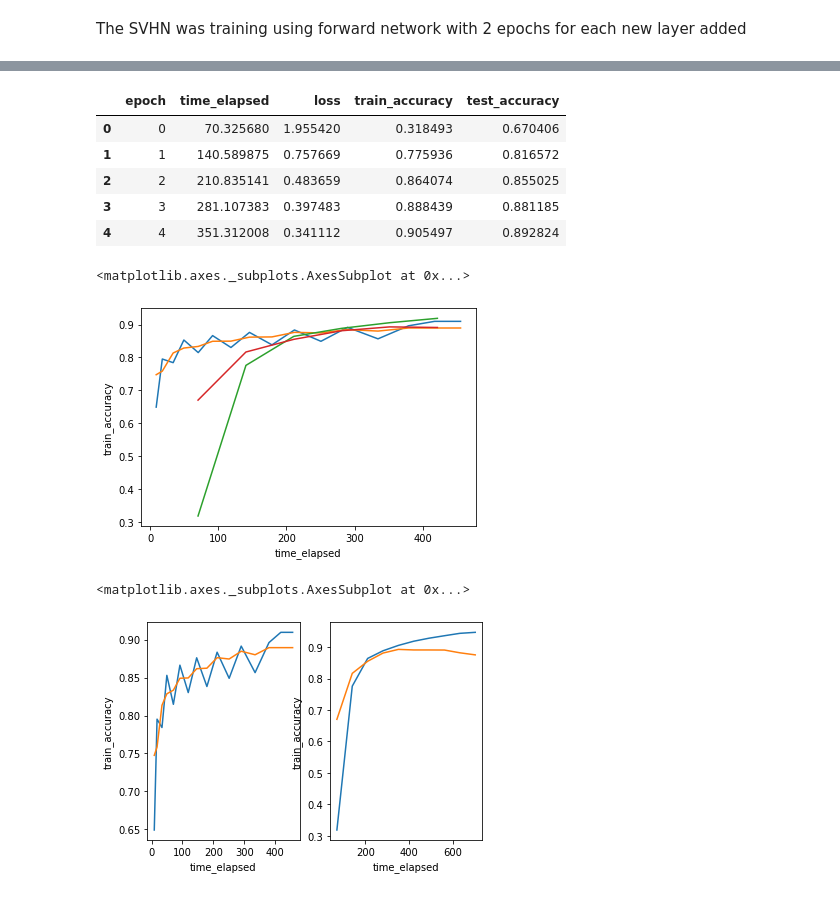
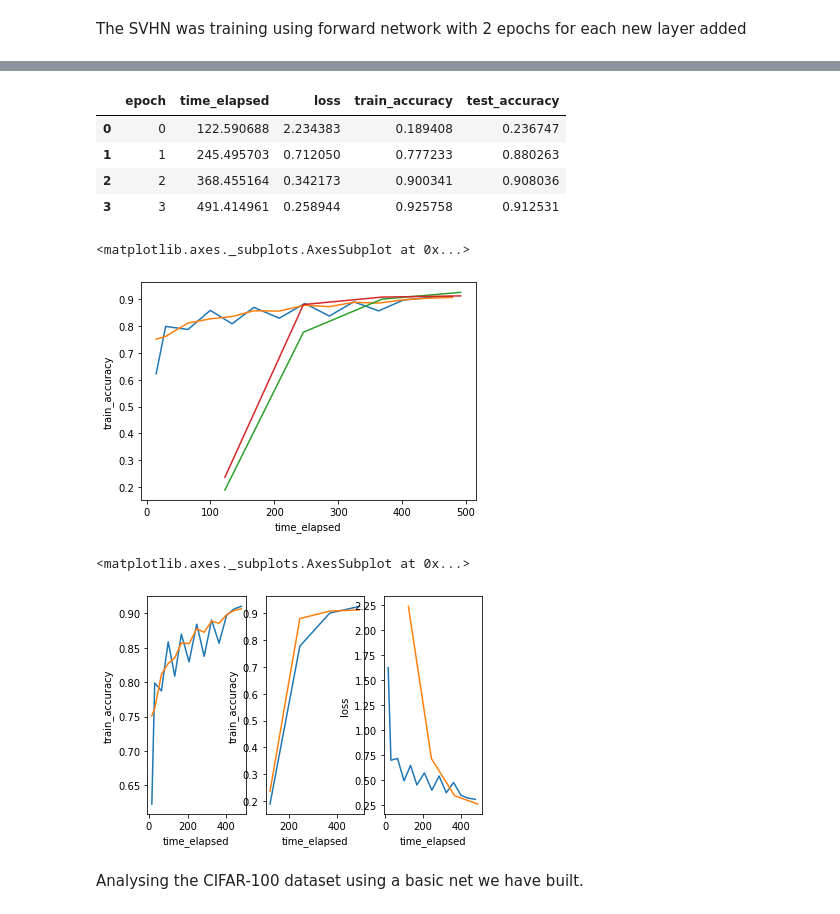
Before and after one commit to runnily/forward-thinking, a Jupyter notebook: forward_thinking_results.ipynb, the cells around one changed output, grey strips where cells are left out. Cells and saved outputs as stored; diff of their text form; code cells hidden in the pictures.

```diff
--- a/forward_thinking_results.ipynb
+++ b/forward_thinking_results.ipynb
@@ -74,14 +76,13 @@ ft_svhn.head()
 # %%
 bp_svhn = pd.read_csv("utils/recorded-accuracy/bp-svhn.csv")
-bp_svhn_ = bp_svhn[bp_svhn['time_elapsed'] < 450]
+bp_svhn_ = bp_svhn[bp_svhn['time_elapsed'] < 500]
 bp_svhn_.head()
 # %% [output]
 |  | epoch | time_elapsed | loss | train_accuracy | test_accuracy |
-| 0 | 0 | 70.325680 | 1.955420 | 0.318493 | 0.670406 |
-| 1 | 1 | 140.589875 | 0.757669 | 0.775936 | 0.816572 |
-| 2 | 2 | 210.835141 | 0.483659 | 0.864074 | 0.855025 |
-| 3 | 3 | 281.107383 | 0.397483 | 0.888439 | 0.881185 |
-| 4 | 4 | 351.312008 | 0.341112 | 0.905497 | 0.892824 |
+| 0 | 0 | 122.590688 | 2.234383 | 0.189408 | 0.236747 |
+| 1 | 1 | 245.495703 | 0.712050 | 0.777233 | 0.880263 |
+| 2 | 2 | 368.455164 | 0.342173 | 0.900341 | 0.908036 |
+| 3 | 3 | 491.414961 | 0.258944 | 0.925758 | 0.912531 |
 # %%
 fig, ax = plt.subplots()
 sns.lineplot(x="time_elapsed", y="train_accuracy", data=ft_svhn, ax=ax)
@@ -90,13 +91,17 @@ sns.lineplot(x="time_elapsed", y="train_accuracy", data=bp_svhn_, ax=ax)
 sns.lineplot(x="time_elapsed", y="test_accuracy", data=bp_svhn_, ax=ax)
 # %% [output]
 <matplotlib.axes._subplots.AxesSubplot at 0x...>
-[figure, old version]
+[figure, new version]
 # %%
-fig, axs = plt.subplots(ncols=2)
+fig, axs = plt.subplots(ncols=3)
 sns.lineplot(x="time_elapsed", y="train_accuracy", data=ft_svhn, ax=axs[0])
 sns.lineplot(x="time_elapsed", y="test_accuracy", data=ft_svhn, ax=axs[0])
-sns.lineplot(x="time_elapsed", y="train_accuracy", data=bp_svhn, ax=axs[1])
-sns.lineplot(x="time_elapsed", y="test_accuracy", data=bp_svhn, ax=axs[1])
+sns.lineplot(x="time_elapsed", y="train_accuracy", data=bp_svhn_, ax=axs[1])
+sns.lineplot(x="time_elapsed", y="test_accuracy", data=bp_svhn_, ax=axs[1])
+sns.lineplot(x="time_elapsed", y="loss", data=ft_svhn, ax=axs[2])
+sns.lineplot(x="time_elapsed", y="loss", data=bp_svhn_, ax=axs[2])
 # %% [output]
 <matplotlib.axes._subplots.AxesSubplot at 0x...>
-[figure, old version]
+[figure, new version]
+# %% [markdown]
+Analysing the CIFAR-100 dataset using a basic net we have built.
```
Also changed, not shown: parts of 7 cells of this notebook.
